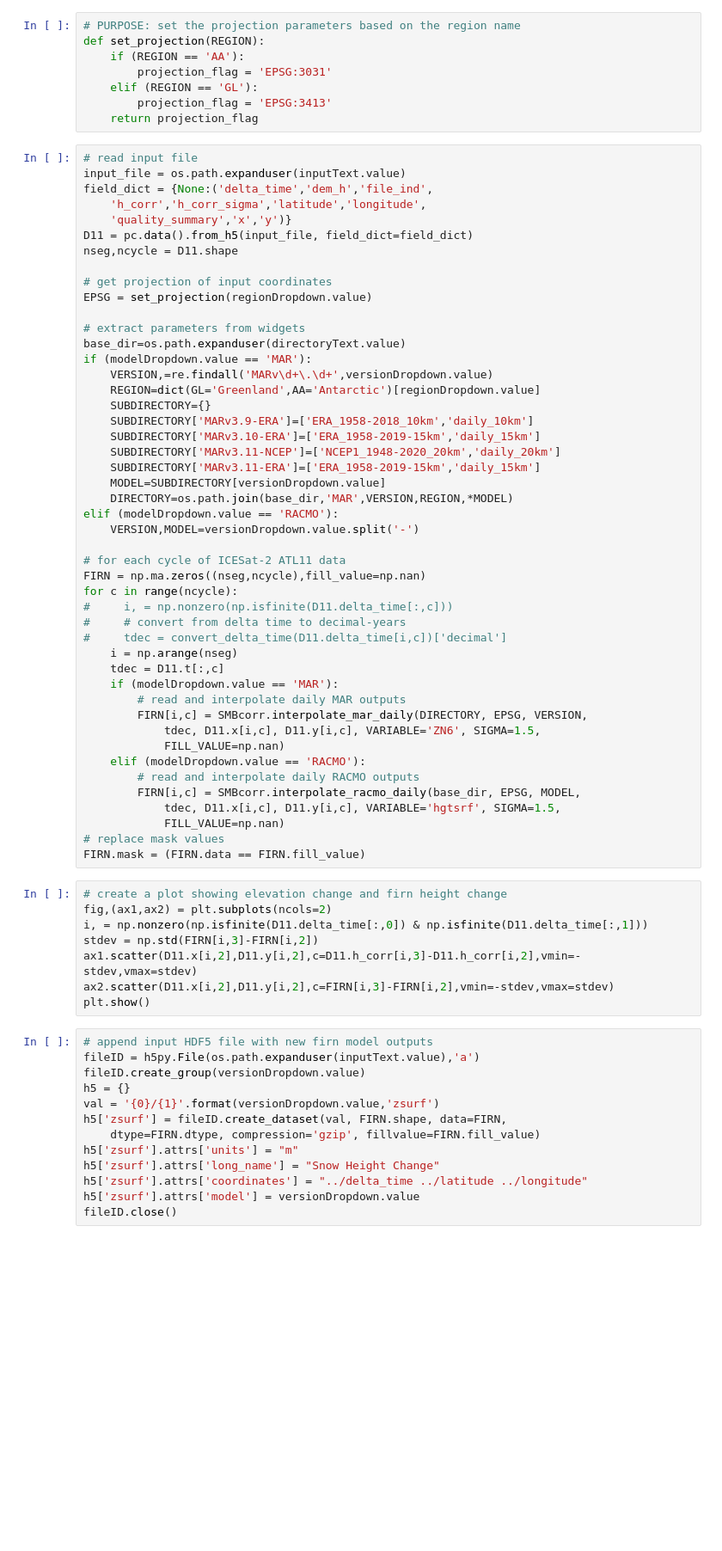
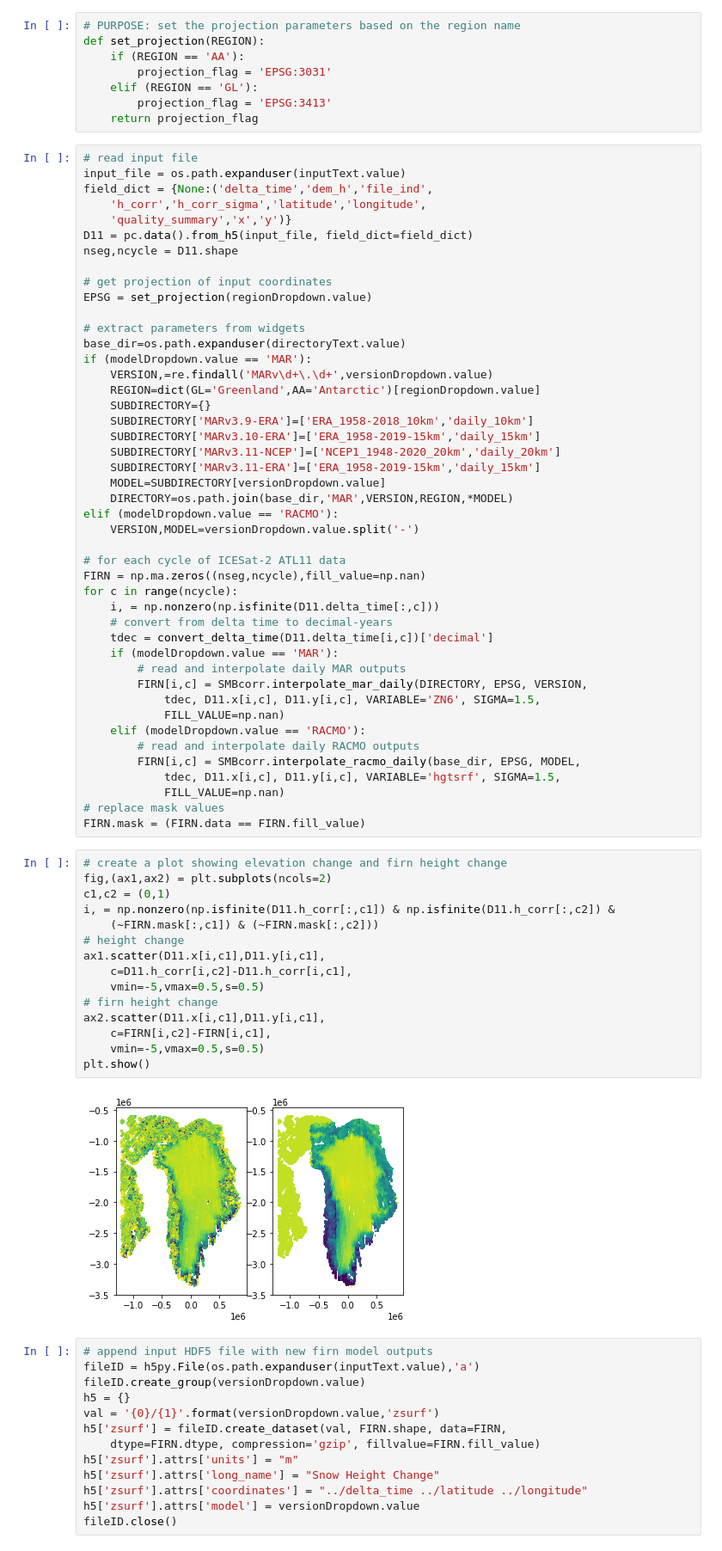
Before and after one commit to tsutterley/SMBcorr, a Jupyter notebook: append-SMB-ATL11.ipynb, the cells around one changed output. Shown at 86% size. Drawn from its saved outputs; the diff is of its cells as text; blank space fills up the shorter version.

```diff
--- a/append-SMB-ATL11.ipynb
+++ b/append-SMB-ATL11.ipynb
@@ -118,11 +118,9 @@ elif (modelDropdown.value == 'RACMO'):
 # for each cycle of ICESat-2 ATL11 data
 FIRN = np.ma.zeros((nseg,ncycle),fill_value=np.nan)
 for c in range(ncycle):
-#     i, = np.nonzero(np.isfinite(D11.delta_time[:,c]))
-#     # convert from delta time to decimal-years
-#     tdec = convert_delta_time(D11.delta_time[i,c])['decimal']
-    i = np.arange(nseg)
-    tdec = D11.t[:,c]
+    i, = np.nonzero(np.isfinite(D11.delta_time[:,c]))
+    # convert from delta time to decimal-years
+    tdec = convert_delta_time(D11.delta_time[i,c])['decimal']
     if (modelDropdown.value == 'MAR'):
         # read and interpolate daily MAR outputs
         FIRN[i,c] = SMBcorr.interpolate_mar_daily(DIRECTORY, EPSG, VERSION,
@@ -138,11 +136,20 @@ FIRN.mask = (FIRN.data == FIRN.fill_value)
 # %%
 # create a plot showing elevation change and firn height change
 fig,(ax1,ax2) = plt.subplots(ncols=2)
-i, = np.nonzero(np.isfinite(D11.delta_time[:,0]) & np.isfinite(D11.delta_time[:,1]))
-stdev = np.std(FIRN[i,3]-FIRN[i,2])
-ax1.scatter(D11.x[i,2],D11.y[i,2],c=D11.h_corr[i,3]-D11.h_corr[i,2],vmin=-stdev,vmax=stdev)
-ax2.scatter(D11.x[i,2],D11.y[i,2],c=FIRN[i,3]-FIRN[i,2],vmin=-stdev,vmax=stdev)
+c1,c2 = (0,1)
+i, = np.nonzero(np.isfinite(D11.h_corr[:,c1]) & np.isfinite(D11.h_corr[:,c2]) &
+    (~FIRN.mask[:,c1]) & (~FIRN.mask[:,c2]))
+# height change
+ax1.scatter(D11.x[i,c1],D11.y[i,c1],
+    c=D11.h_corr[i,c2]-D11.h_corr[i,c1],
+    vmin=-5,vmax=0.5,s=0.5)
+# firn height change
+ax2.scatter(D11.x[i,c1],D11.y[i,c1],
+    c=FIRN[i,c2]-FIRN[i,c1],
+    vmin=-5,vmax=0.5,s=0.5)
 plt.show()
+# %% [output]
+[figure, added]
 # %%
 # append input HDF5 file with new firn model outputs
 fileID = h5py.File(os.path.expanduser(inputText.value),'a')
```
Also changed, not shown: parts of 1 cell of this notebook, 12 other files.
